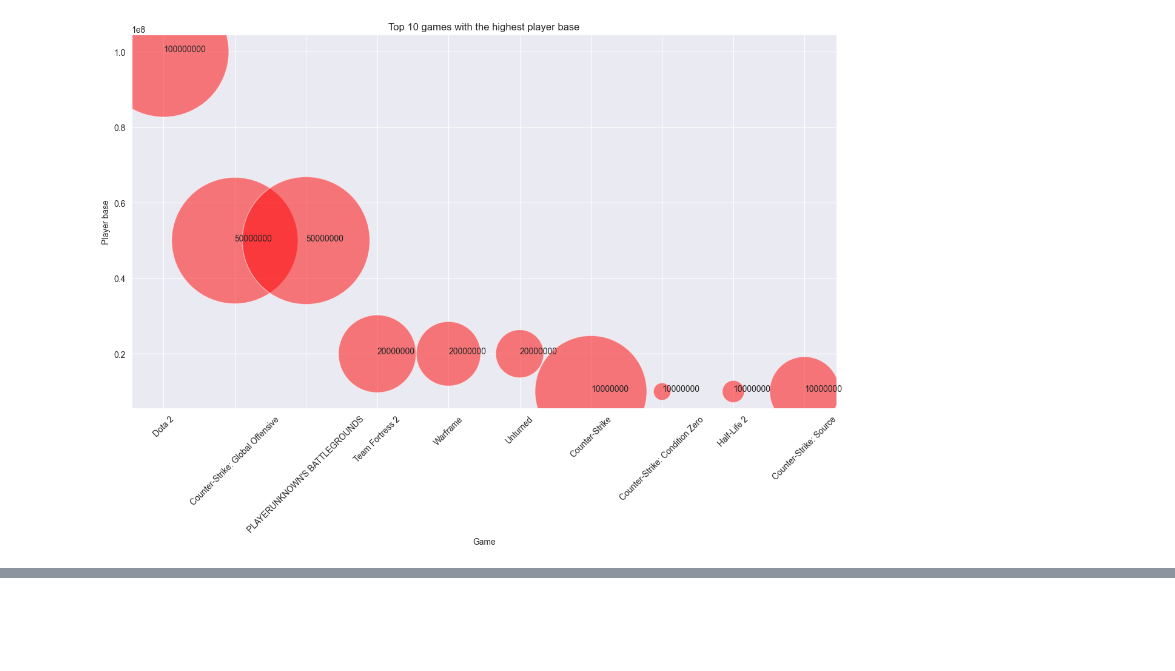
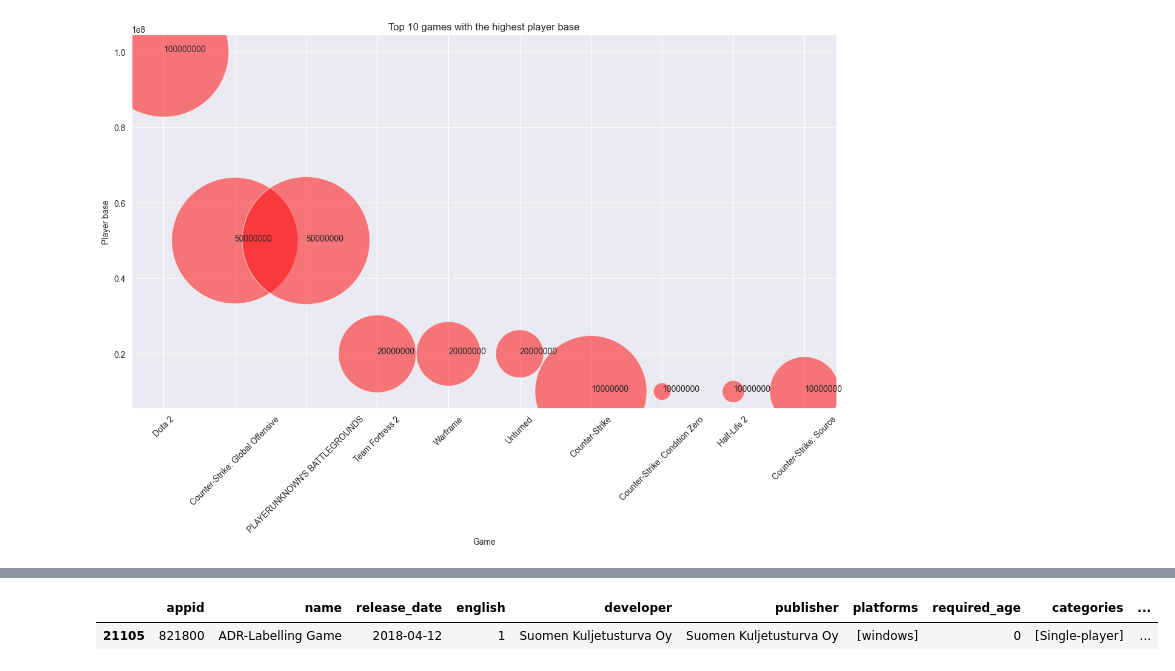
Before and after one commit to K1ko/SteamStoreGames-Analysis, a Jupyter notebook: EDA.ipynb, the cells around one changed output, grey strips where cells are left out. Saved outputs shown, nothing was run; the diff lists cells and outputs as text; code cells hidden in the pictures; blank space fills up the shorter version.

```diff
--- a/EDA.ipynb
+++ b/EDA.ipynb
@@ -520,0 +588,6 @@ c
+# %%
+df.nlargest(1, 'price')
+# The most expensive game on Steam is ADR-Labelling Game, which is sold for $421.99. But as far as we know, the game is not available on Steam anymore.
+# %% [output]
+|  | appid | name | release_date | english | developer | publisher | platforms | required_age | categories | ... |
+| 21105 | 821800 | ADR-Labelling Game | 2018-04-12 | 1 | Suomen Kuljetusturva Oy | Suomen Kuljetusturva Oy | [windows] | 0 | [Single-player] | ... |
```
Also changed, not shown: parts of 21 cells of this notebook.
